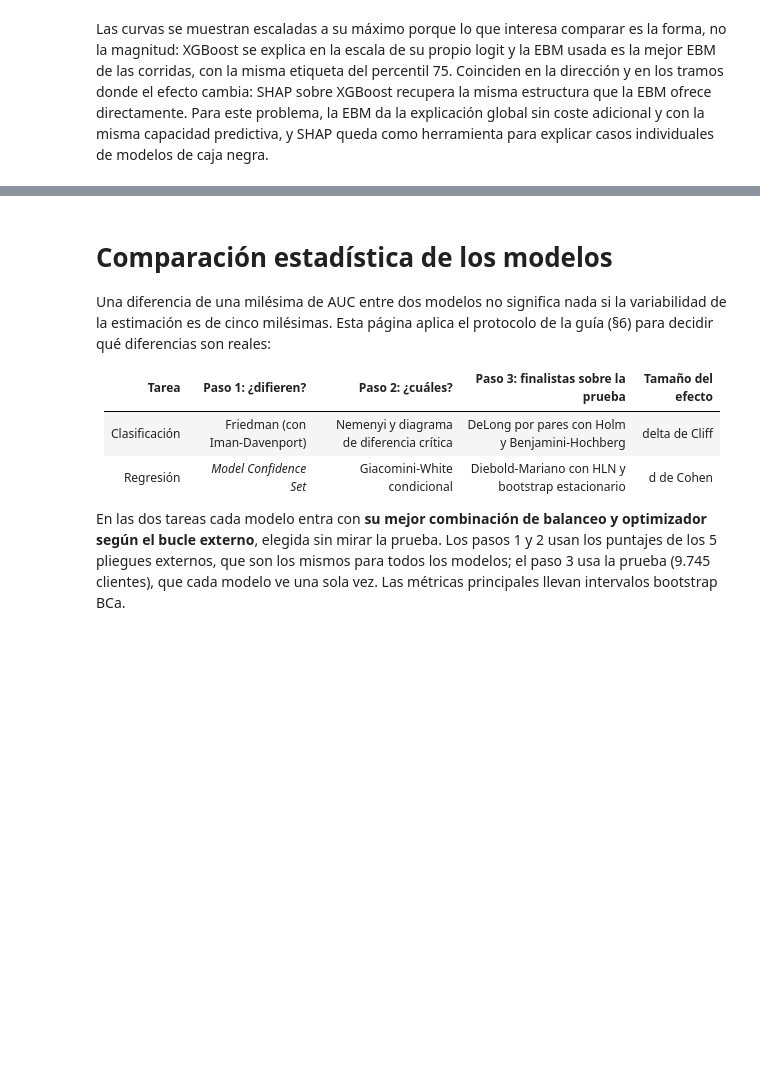
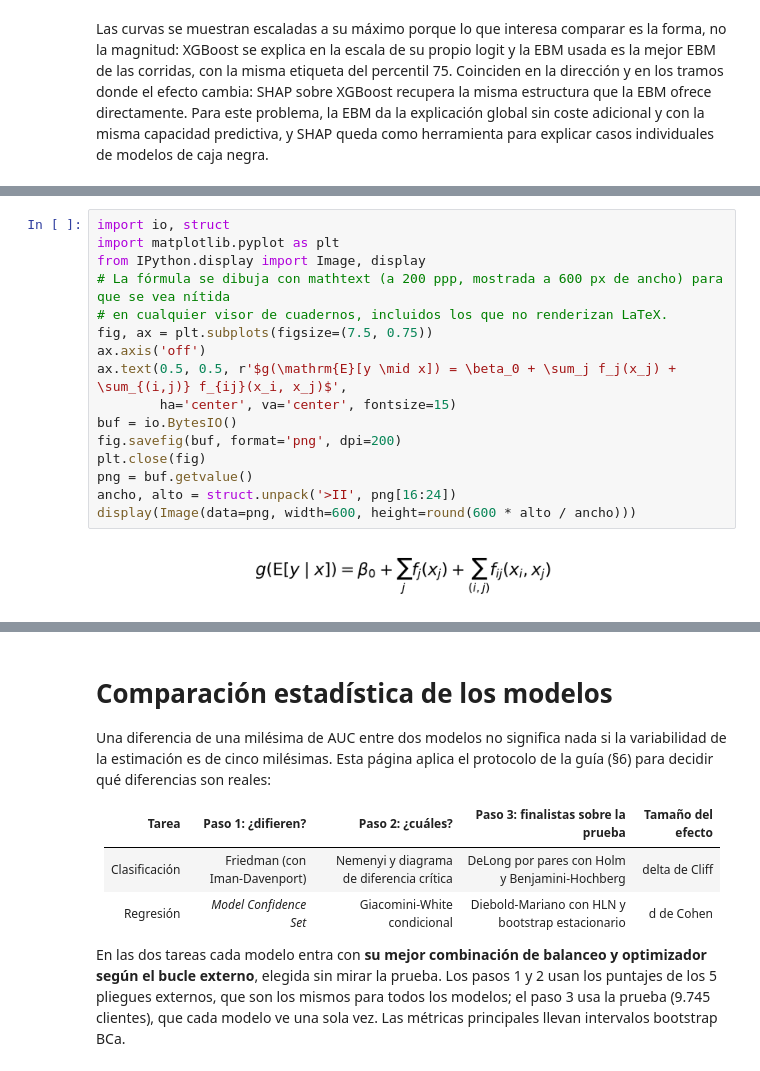
Before and after one commit to RubenEsg/Prediccion-de-fuga-de-clientes-en-fintech, a Jupyter notebook: Entrega3/Entregable3.ipynb, the cells around one changed output, grey strips where cells are left out. Drawn from its saved outputs; the diff is of its cells as text; blank space fills up the shorter version.

```diff
--- a/Entrega3/Entregable3.ipynb
+++ b/Entrega3/Entregable3.ipynb
@@ -3891,0 +3376,18 @@ display(Markdown(f"""
+# %%
+import io, struct
+import matplotlib.pyplot as plt
+from IPython.display import Image, display
+# La fórmula se dibuja con mathtext (a 200 ppp, mostrada a 600 px de ancho) para que se vea nítida
+# en cualquier visor de cuadernos, incluidos los que no renderizan LaTeX.
+fig, ax = plt.subplots(figsize=(7.5, 0.75))
+ax.axis('off')
+ax.text(0.5, 0.5, r'$g(\mathrm{E}[y \mid x]) = \beta_0 + \sum_j f_j(x_j) + \sum_{(i,j)} f_{ij}(x_i, x_j)$',
+        ha='center', va='center', fontsize=15)
+buf = io.BytesIO()
+fig.savefig(buf, format='png', dpi=200)
+plt.close(fig)
+png = buf.getvalue()
+ancho, alto = struct.unpack('>II', png[16:24])
+display(Image(data=png, width=600, height=round(600 * alto / ancho)))
+# %% [output]
+[figure, added]
```
Also changed, not shown: parts of 77 cells of this notebook, 11 other files.
